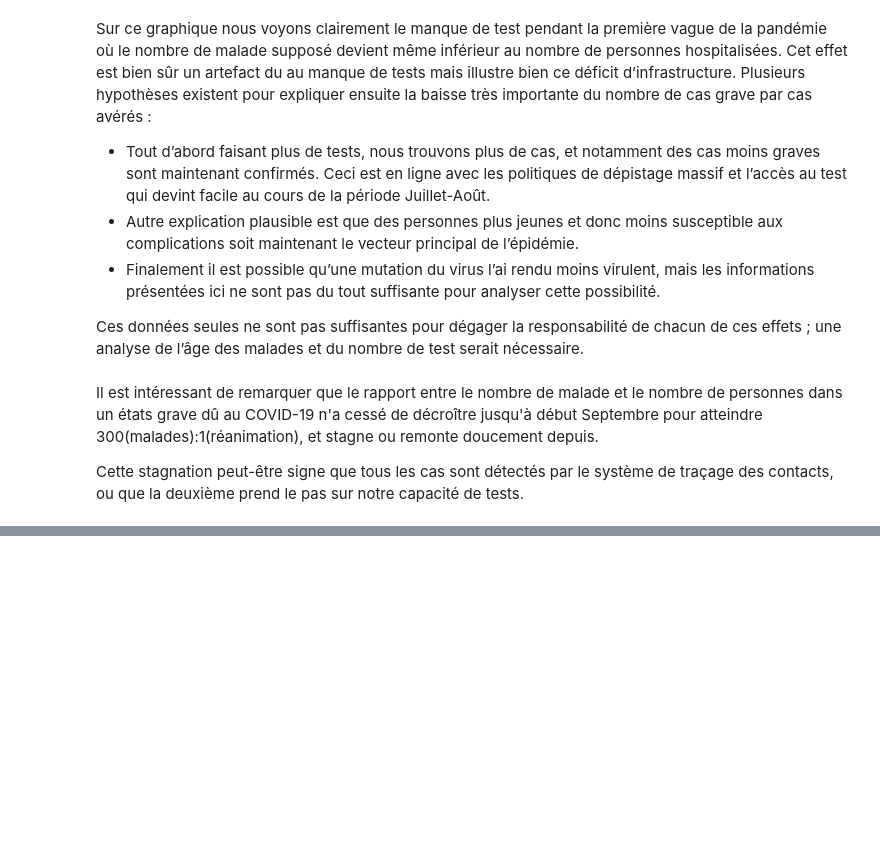
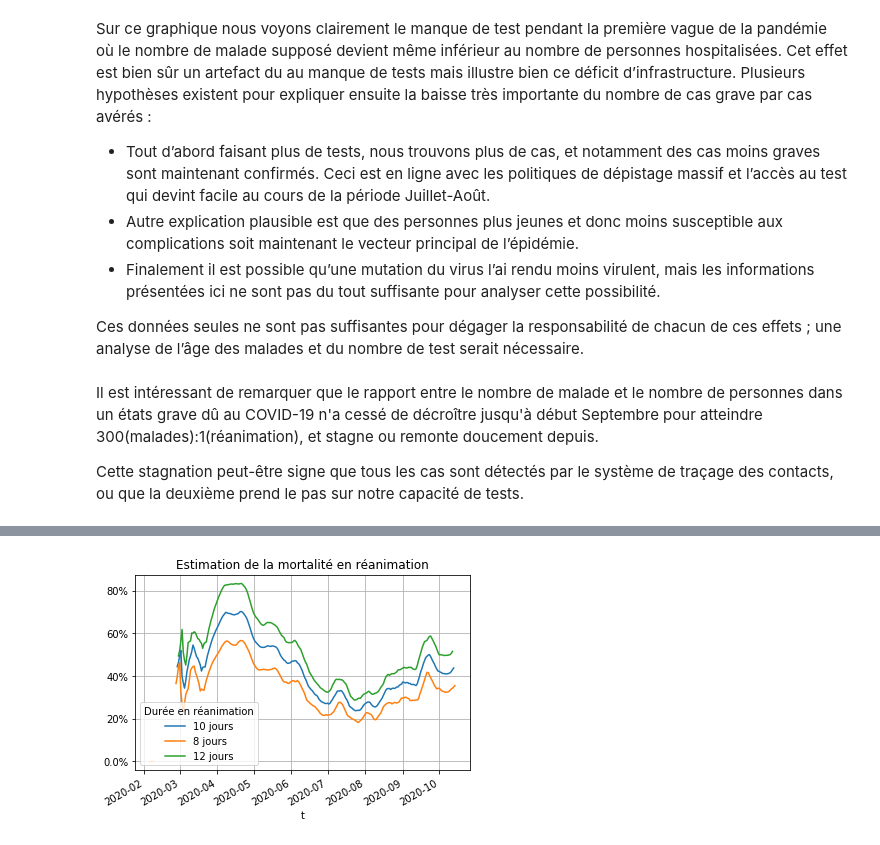
Before and after one commit to payoto/covid19-viz, a Jupyter notebook: 2020-10-18-taux-de-malades.ipynb, the cells around one changed output, grey strips where cells are left out. Saved outputs shown, nothing was run; the diff lists cells and outputs as text; code cells hidden in the pictures; blank space fills up the shorter version.

```diff
--- a/2020-10-18-taux-de-malades.ipynb
+++ b/2020-10-18-taux-de-malades.ipynb
@@ -231,0 +260,14 @@ Cette stagnation peut-être signe que tous les cas sont détectés par le systè
+# %%
+#collapse-hide
+mortalite_rea = pd.DataFrame()
+for idx in [jours_en_rea, jours_en_rea-2, jours_en_rea+2]:
+    mortalite_rea[f"{idx} jours"] = proportions_rea["deces_jour"].rolling(idx, center=True).sum()
+
+ax = mortalite_rea.plot()
+ax.set_title("Estimation de la mortalité en réanimation")
+ax.yaxis.set_major_formatter(mtick.FuncFormatter(format_tick_percent))
+ax.grid(which="both")
+leg = ax.get_legend()
+leg.set_title("Durée en réanimation")
+# %% [output]
+[figure, added]
```
Also changed, not shown: parts of 18 cells of this notebook.
